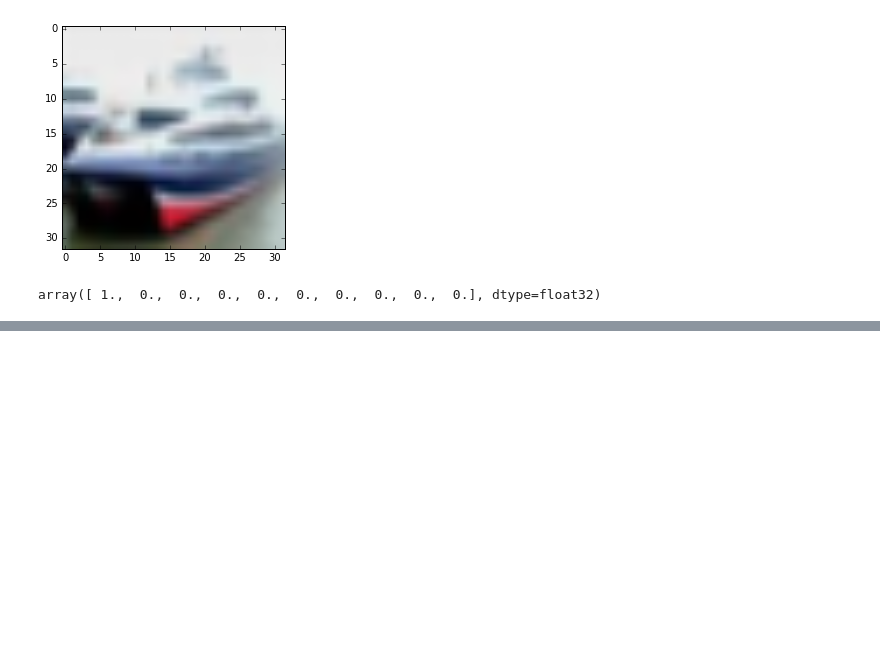
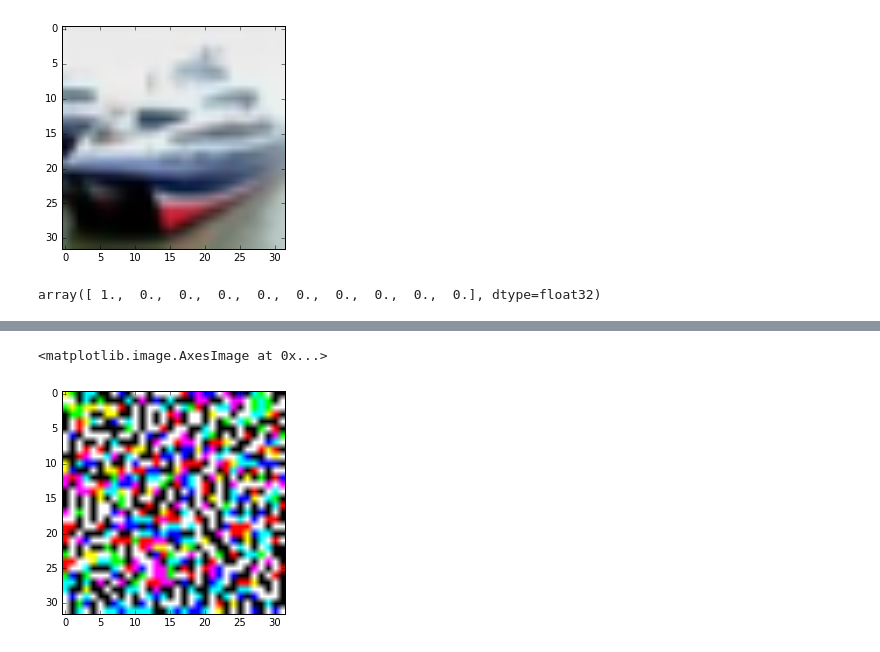
Before and after one commit to ambrishrawat/advflow, a Jupyter notebook: debugging.ipynb, the cells around one changed output, grey strips where cells are left out. Saved outputs shown, nothing was run; the diff lists cells and outputs as text; code cells hidden in the pictures; blank space fills up the shorter version.

```diff
--- a/debugging.ipynb
+++ b/debugging.ipynb
@@ -636,0 +670,5 @@ plt.plot(m)
+# %%
+plt.imshow((m[99]-m[0]))
+# %% [output]
+<matplotlib.image.AxesImage at 0x...>
+[figure, added]
```
Also changed, not shown: parts of 14 cells of this notebook, 4 other files.
